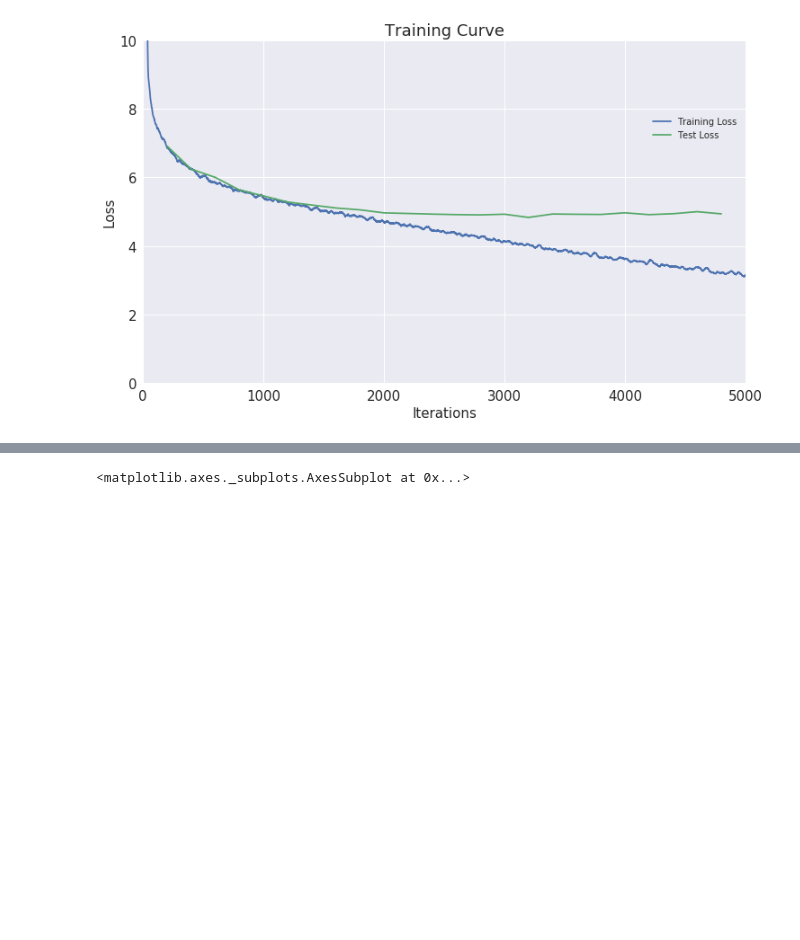
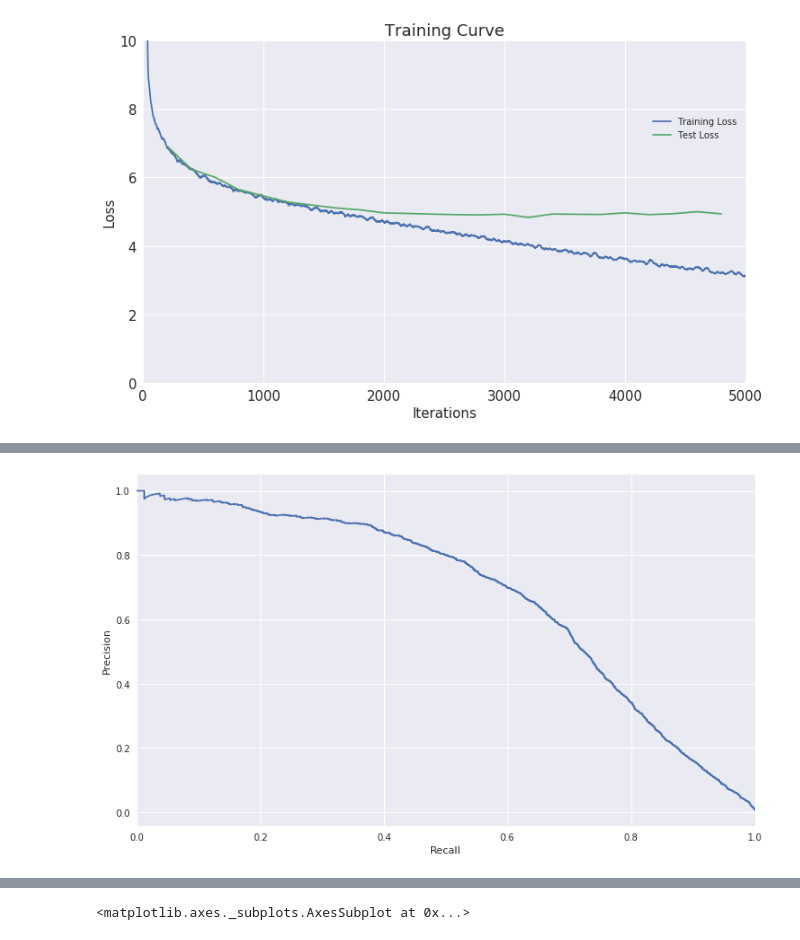
Before and after one commit to uvNikita/master-thesis-src, a Jupyter notebook: notebooks/testing/testing.ipynb, the cells around one changed output, grey strips where cells are left out. Drawn from its saved outputs; the diff is of its cells as text; code cells hidden in the pictures; blank space fills up the shorter version.

```diff
--- a/notebooks/testing/testing.ipynb
+++ b/notebooks/testing/testing.ipynb
@@ -611,0 +634,4 @@ raw_50_ft_caffenet_adam_3000.plot_training_curve(xlim=(0,5000), ylim=(0,10))
+# %%
+raw_50_ft_caffenet_adam_2500.plot_precision_recall_curve('medals')
+# %% [output]
+[figure, added]
```
Also changed, not shown: parts of 40 cells of this notebook.
